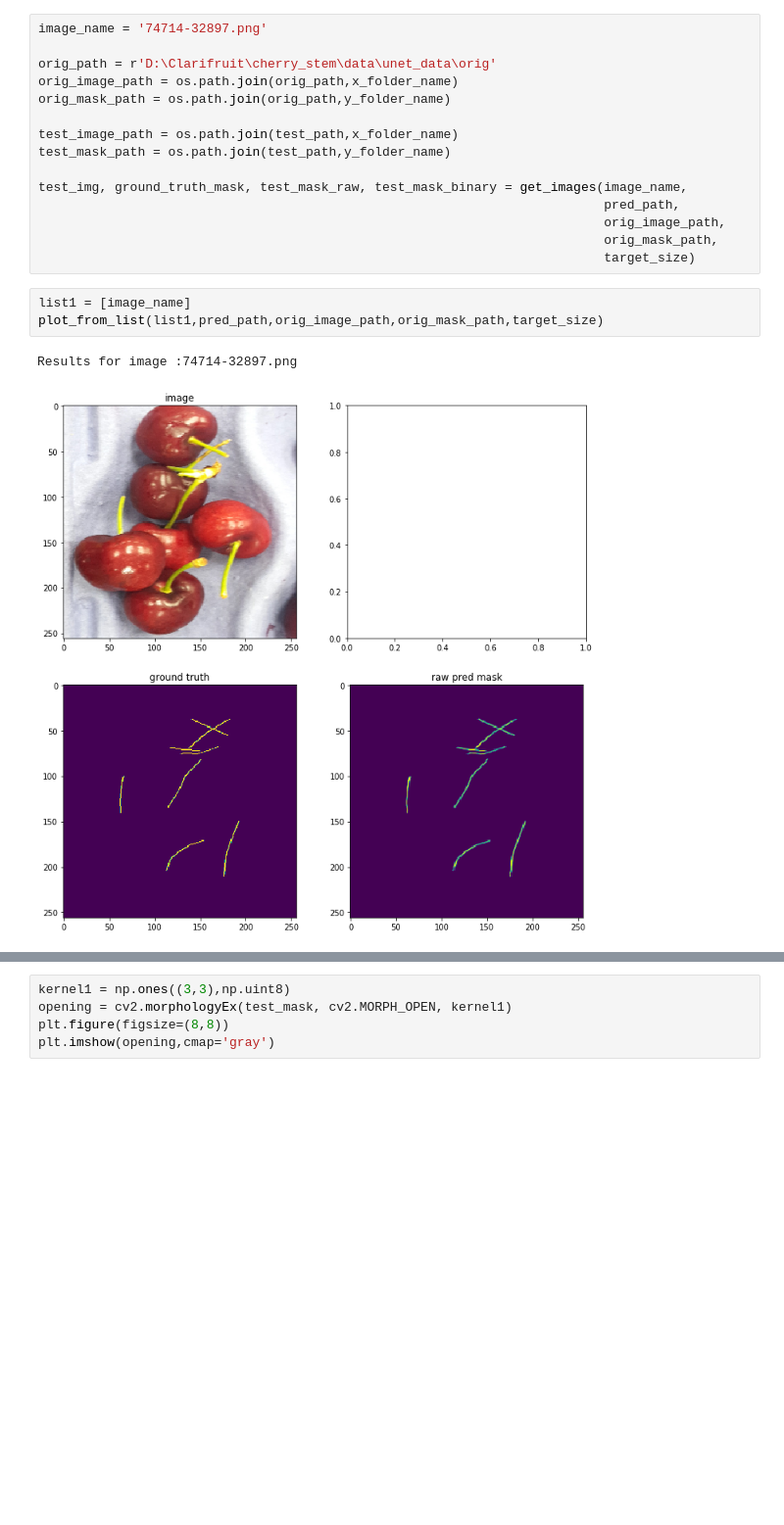
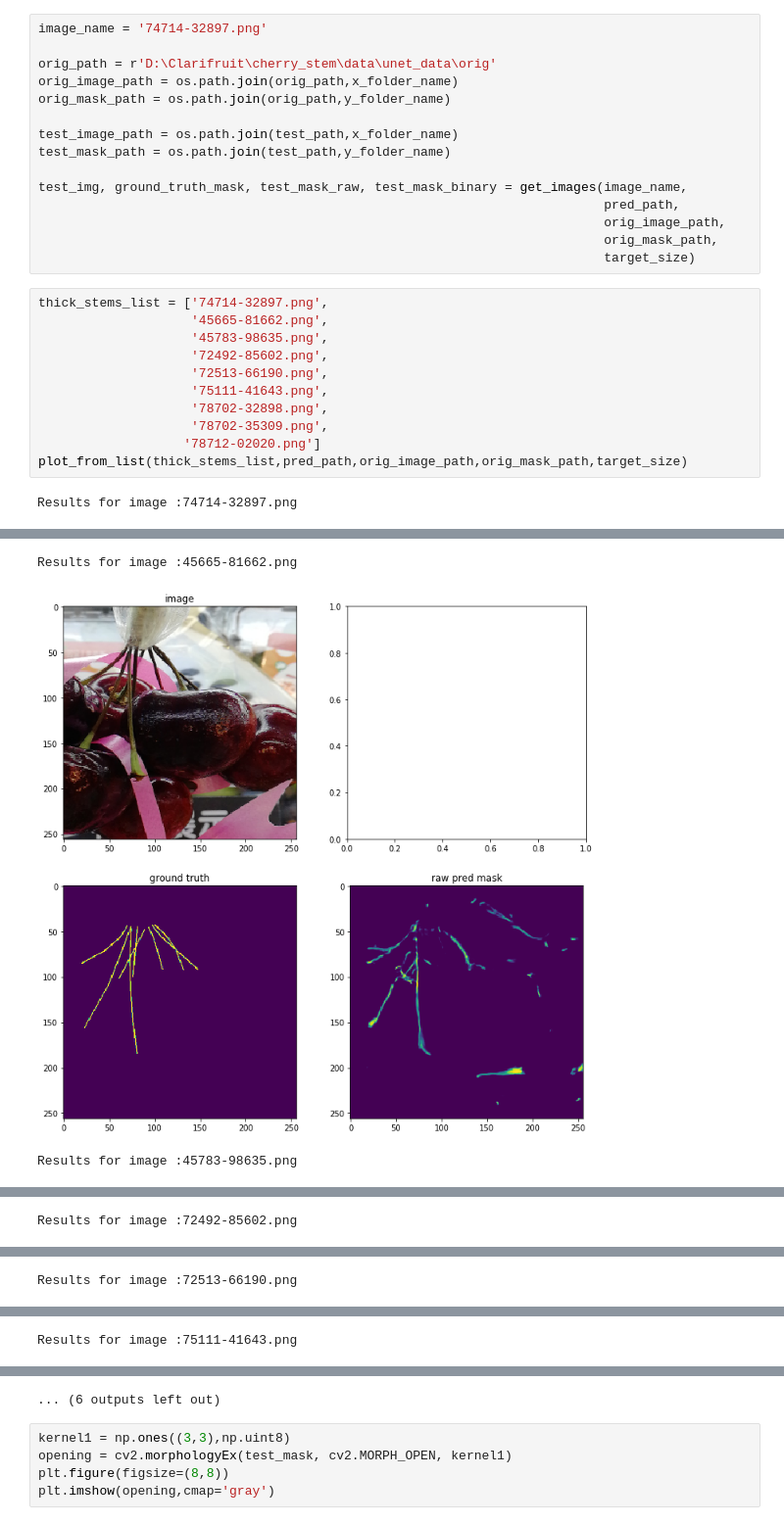
Before and after one commit to OrenChikli/Cherry_stem, a Jupyter notebook: work/unet_train.ipynb, the cells around one changed output, grey strips where cells are left out. Shown at 98% size. Cells and saved outputs as stored; diff of their text form; blank space fills up the shorter version.

```diff
--- a/work/unet_train.ipynb
+++ b/work/unet_train.ipynb
@@ -130,9 +132,16 @@ test_img, ground_truth_mask, test_mask_raw, test_mask_binary = get_images(image_
                                                                           orig_image_path,
                                                                           orig_mask_path,
                                                                           target_size)
-# %%
-list1 = [image_name]
-plot_from_list(list1,pred_path,orig_image_path,orig_mask_path,target_size)
-# %% [output]
-Results for image :74714-32897.png
-[figure, removed]
+# %%
+thick_stems_list = ['74714-32897.png',
+                    '45665-81662.png',
+                    '45783-98635.png',
+                    '72492-85602.png',
+                    '72513-66190.png',
+                    '75111-41643.png',
+                    '78702-32898.png',
+                    '78702-35309.png',
+                   '78712-02020.png']
+plot_from_list(thick_stems_list,pred_path,orig_image_path,orig_mask_path,target_size)
+# %% [output]
+Results for image :74714-32897.png
@@ -138,0 +149,3 @@ Results for image :74714-32897.png
+Results for image :45665-81662.png
+[figure, added]
+Results for image :45783-98635.png
@@ -138,0 +153 @@ Results for image :74714-32897.png
+Results for image :72492-85602.png
@@ -138,0 +155 @@ Results for image :74714-32897.png
+Results for image :72513-66190.png
@@ -138,0 +157 @@ Results for image :74714-32897.png
+Results for image :75111-41643.png
@@ -139,3 +159,4 @@ Results for image :74714-32897.png
+... (6 outputs left out)
 # %%
 kernel1 = np.ones((3,3),np.uint8)
 opening = cv2.morphologyEx(test_mask, cv2.MORPH_OPEN, kernel1)
```
Also changed, not shown: parts of 2 cells of this notebook.
